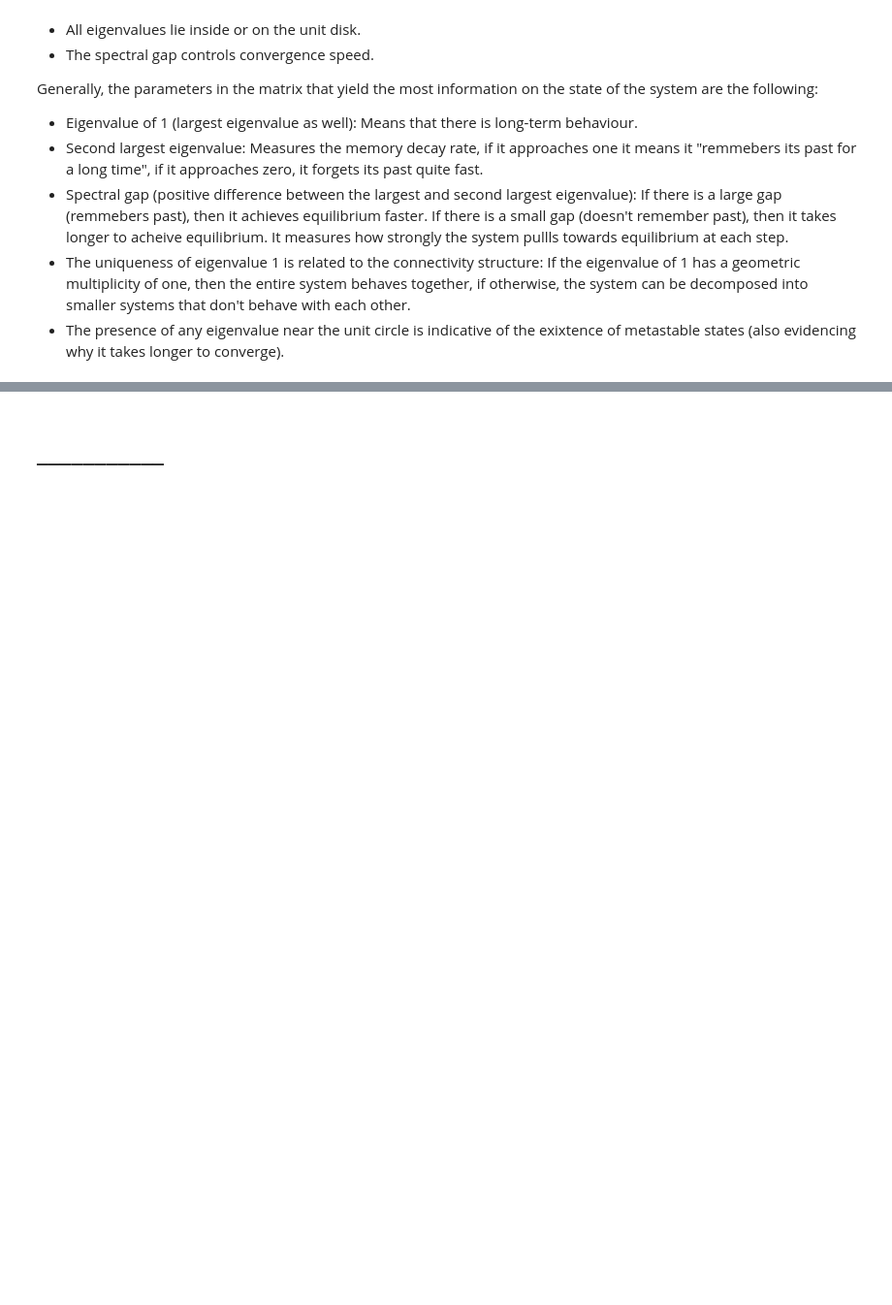
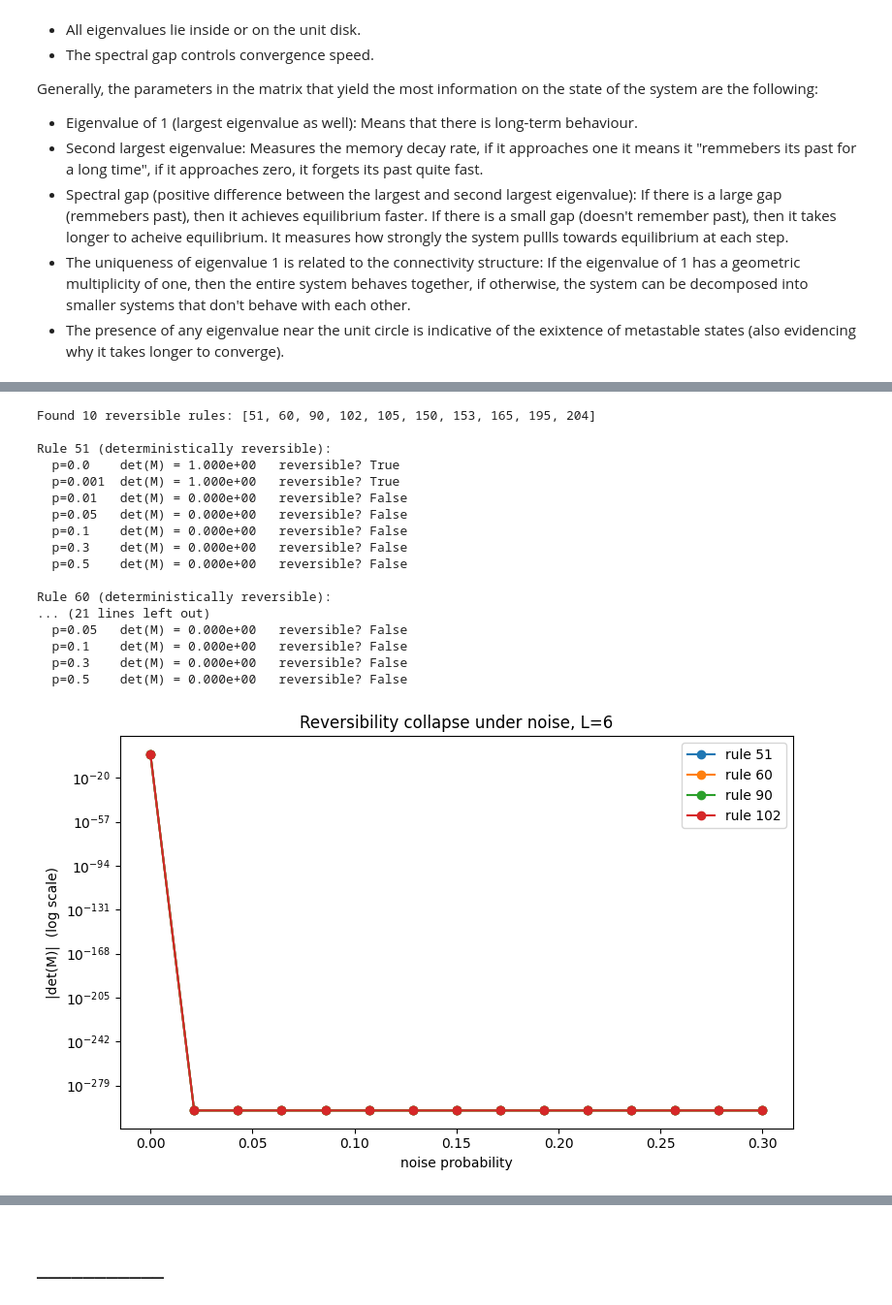
Before and after one commit to IgnacioMPineda/Cellular-automata-simulator---SP2026, a Jupyter notebook: Notebook_3.ipynb, the cells around one changed output, grey strips where cells are left out. Shown at 97% size. Saved outputs shown, nothing was run; the diff lists cells and outputs as text; code cells hidden in the pictures; blank space fills up the shorter version.

```diff
--- a/Notebook_3.ipynb
+++ b/Notebook_3.ipynb
@@ -824,0 +1010,12 @@ It measures how strongly the system pullls towards equilibrium at each step.
+# %%
+import random
+
+L=0
+rng = random.random()
+
+for i in range(256):
+    M = semiclassical_markov_matrix(i, L, rng)
+    if not max(np.linalg.eig(M)[1]) == 1:
+        raise ValueError("Matrix is not stochastic")
+
+print("All well")
@@ -825 +1029,51 @@ It measures how strongly the system pullls towards equilibrium at each step.
+# %%
+def det_vs_noise(rule_number, L, probabilities):
+    dets = []
+    for p in probabilities:
+        M = markov_matrix_noise(rule_number, L, p)
+        dets.append(abs(np.linalg.det(M)))
+    return np.array(dets)
+
+reversible_rules = [i for i in range(256) if is_reversible(i)]
+print(f"Found {len(reversible_rules)} reversible rules: {reversible_rules}")
+
+L = 6
+probabilities = [0.0, 0.001, 0.01, 0.05, 0.1, 0.3, 0.5]
+
+for rule in reversible_rules[:4]:
+    dets = det_vs_noise(rule, L, probabilities)
+    print(f"\nRule {rule} (deterministically reversible):")
+    for p, det in zip(probabilities, dets):
+        M = markov_matrix_noise(rule, L, p)
+        print(f"  p={p:<6} det(M) = {det:.3e}   reversible? {is_reversible_matrix(M)}")
+
+plt.figure(figsize=(8, 5))
+for rule in reversible_rules[:4]:
+    dets = det_vs_noise(rule, L, np.linspace(0, 0.3, 15))
+    plt.semilogy(np.linspace(0, 0.3, 15), dets + 1e-300, marker='o', label=f'rule {rule}')
+plt.xlabel('noise probability')
+plt.ylabel('|det(M)|  (log scale)')
+plt.title(f'Reversibility collapse under noise, L={L}')
+plt.legend()
+plt.tight_layout()
+plt.show()
+# %% [output]
+Found 10 reversible rules: [51, 60, 90, 102, 105, 150, 153, 165, 195, 204]
+
+Rule 51 (deterministically reversible):
+  p=0.0    det(M) = 1.000e+00   reversible? True
+  p=0.001  det(M) = 1.000e+00   reversible? True
+  p=0.01   det(M) = 0.000e+00   reversible? False
+  p=0.05   det(M) = 0.000e+00   reversible? False
+  p=0.1    det(M) = 0.000e+00   reversible? False
+  p=0.3    det(M) = 0.000e+00   reversible? False
+  p=0.5    det(M) = 0.000e+00   reversible? False
+
+Rule 60 (deterministically reversible):
+... (21 lines left out)
+  p=0.05   det(M) = 0.000e+00   reversible? False
+  p=0.1    det(M) = 0.000e+00   reversible? False
+  p=0.3    det(M) = 0.000e+00   reversible? False
+  p=0.5    det(M) = 0.000e+00   reversible? False
+[figure, added]
 # %% [markdown]
```
Also changed, not shown: parts of 30 cells of this notebook.
